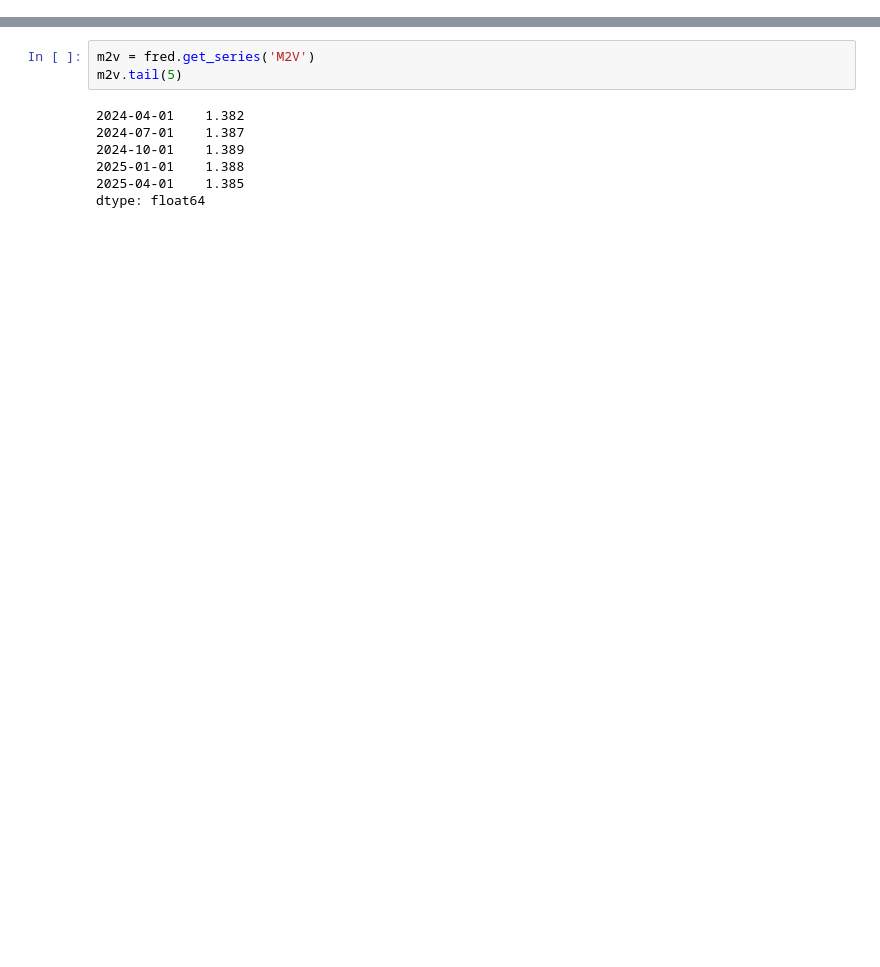
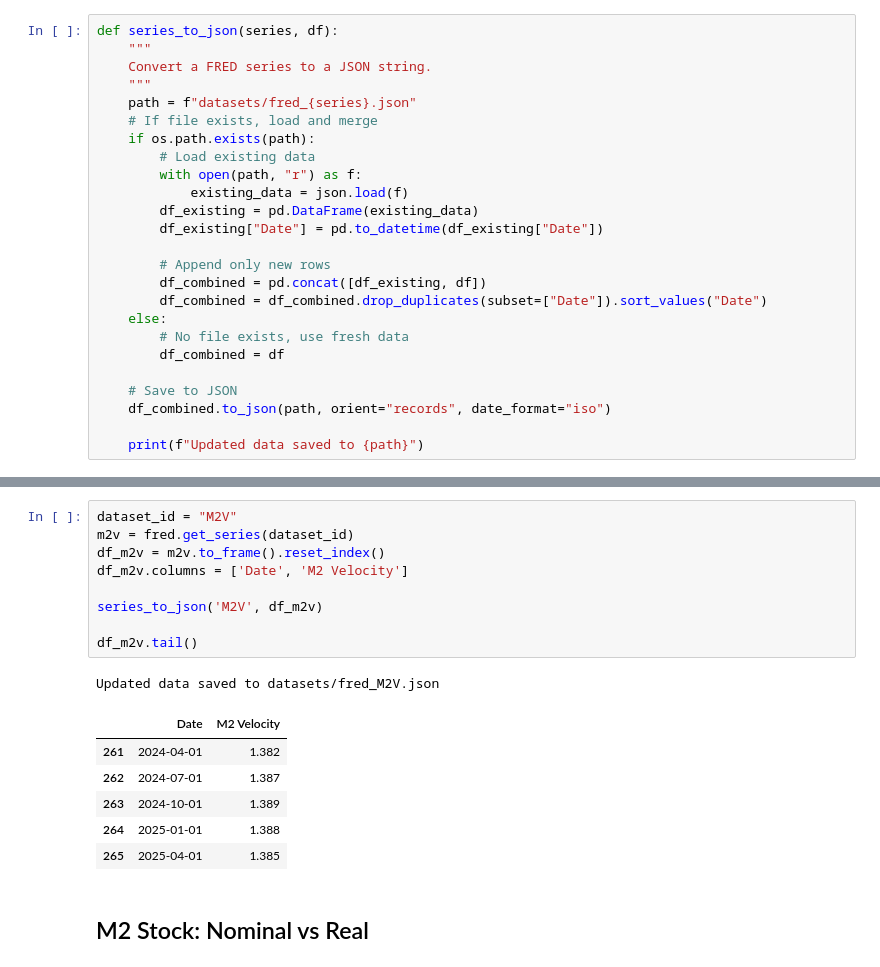
Before and after one commit to wallscreet/fred, a Jupyter notebook: datasets.ipynb, the cells around one changed output, grey strips where cells are left out. Drawn from its saved outputs; the diff is of its cells as text; blank space fills up the shorter version.

```diff
--- a/datasets.ipynb
+++ b/datasets.ipynb
@@ -10,4 +14,29 @@ load_dotenv()
 FRED_API_KEY = os.getenv("FRED_API_KEY")
 
 fred = Fred(api_key=FRED_API_KEY)
+# %%
+def series_to_json(series, df):
+    """
+    Convert a FRED series to a JSON string.
+    """
+    path = f"datasets/fred_{series}.json"
+    # If file exists, load and merge
+    if os.path.exists(path):
+        # Load existing data
+        with open(path, "r") as f:
+            existing_data = json.load(f)
+        df_existing = pd.DataFrame(existing_data)
+        df_existing["Date"] = pd.to_datetime(df_existing["Date"])
+
+        # Append only new rows
+        df_combined = pd.concat([df_existing, df])
+        df_combined = df_combined.drop_duplicates(subset=["Date"]).sort_values("Date")
+    else:
+        # No file exists, use fresh data
+        df_combined = df
+
+    # Save to JSON
+    df_combined.to_json(path, orient="records", date_format="iso")
+
+    print(f"Updated data saved to {path}")
 # %% [markdown]
@@ -29,13 +107,22 @@ dtype: float64
 # %%
-m2v = fred.get_series('M2V')
-m2v.tail(5)
+dataset_id = "M2V"
+m2v = fred.get_series(dataset_id)
+df_m2v = m2v.to_frame().reset_index()
+df_m2v.columns = ['Date', 'M2 Velocity']
+
+series_to_json('M2V', df_m2v)
+
+df_m2v.tail()
 # %% [output]
-2024-04-01    1.382
-2024-07-01    1.387
-2024-10-01    1.389
-2025-01-01    1.388
-2025-04-01    1.385
-dtype: float64
+Updated data saved to datasets/fred_M2V.json
+|  | Date | M2 Velocity |
+| 261 | 2024-04-01 | 1.382 |
+| 262 | 2024-07-01 | 1.387 |
+| 263 | 2024-10-01 | 1.389 |
+| 264 | 2025-01-01 | 1.388 |
+| 265 | 2025-04-01 | 1.385 |
+# %% [markdown]
+## M2 Stock: Nominal vs Real
 # %%
 series = {
     "M2 Money Stock (Nominal)": "M2SL",
```
Also changed, not shown: parts of 71 cells of this notebook, 24 other files.
